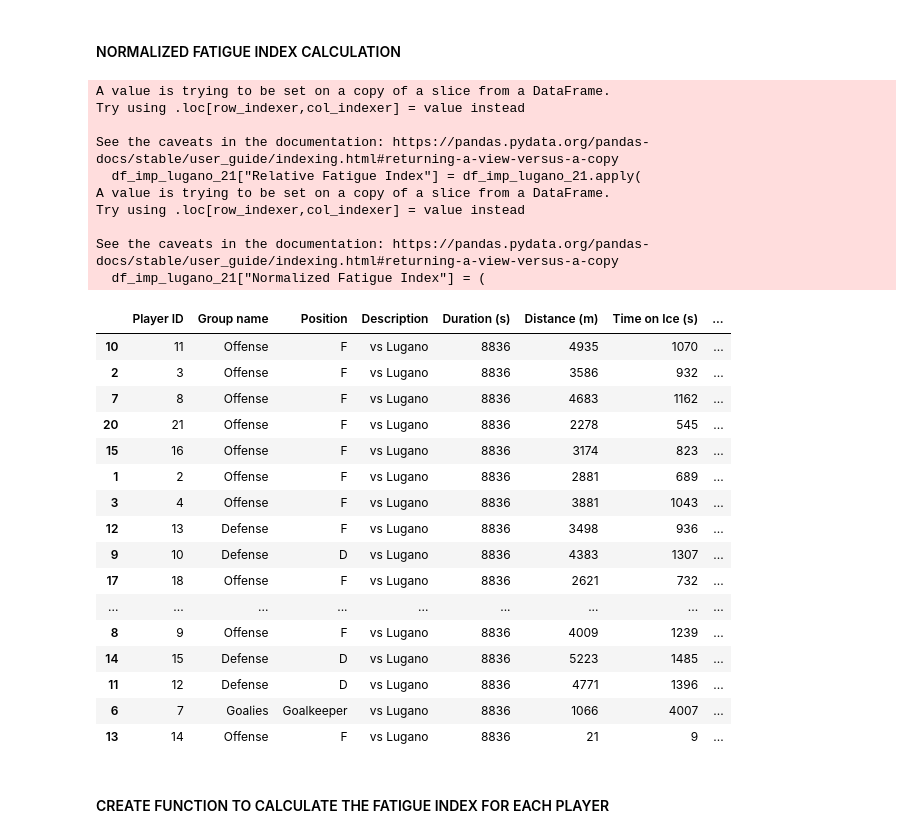
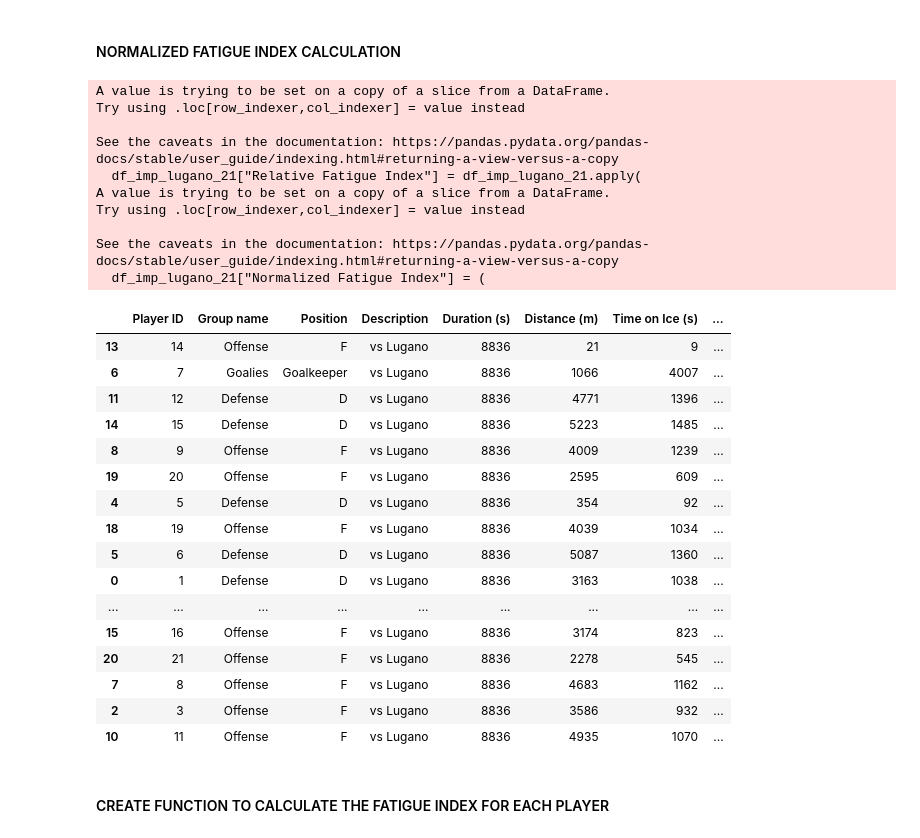
Before and after one commit to SamuelDevdas/Ice-Hockey-Players-Physical-Fatigue-Analysis, a Jupyter notebook: new.ipynb, the cells around one changed output. Drawn from its saved outputs; the diff is of its cells as text; code cells hidden in the pictures.

```diff
--- a/new.ipynb
+++ b/new.ipynb
@@ -313,50 +313,50 @@ df_imp_lugano_21["Relative Fatigue Index"] = df_imp_lugano_21.apply(
 # 2. Normalize this intermediate fatigue index
 min_fatigue = df_imp_lugano_21["Relative Fatigue Index"].min()
 max_fatigue = df_imp_lugano_21["Relative Fatigue Index"].max()
 
 # +1 to make sure the values are between 1 and 2
 df_imp_lugano_21["Normalized Fatigue Index"] = (
     df_imp_lugano_21["Relative Fatigue Index"] - min_fatigue
 ) / (max_fatigue - min_fatigue) + 1
 
 # Sort the dataframe by the final fatigue index in descending order
 # This will give us the most fatigued player at the top and the least fatigued player at the bottom
 
 df_imp_lugano_21_sorted = df_imp_lugano_21.sort_values(
-    by="Normalized Fatigue Index", ascending=False
+    by="Normalized Fatigue Index", ascending=True
 )
 
 df_imp_lugano_21_sorted
 
 # REMOVE INTERMEDIATE FATIGUE INDEX, IF NOT REQUIRED.
 # %% [output]
 A value is trying to be set on a copy of a slice from a DataFrame.
 Try using .loc[row_indexer,col_indexer] = value instead
 
 See the caveats in the documentation: https://pandas.pydata.org/pandas-docs/stable/user_guide/indexing.html#returning-a-view-versus-a-copy
   df_imp_lugano_21["Relative Fatigue Index"] = df_imp_lugano_21.apply(
 A value is trying to be set on a copy of a slice from a DataFrame.
 Try using .loc[row_indexer,col_indexer] = value instead
 
 See the caveats in the documentation: https://pandas.pydata.org/pandas-docs/stable/user_guide/indexing.html#returning-a-view-versus-a-copy
   df_imp_lugano_21["Normalized Fatigue Index"] = (
 |  | Player ID | Group name | Position | Description | Duration (s) | Distance (m) | Time on Ice (s) | ... |
+| 13 | 14 | Offense | F | vs Lugano | 8836 | 21 | 9 | ... |
+| 6 | 7 | Goalies | Goalkeeper | vs Lugano | 8836 | 1066 | 4007 | ... |
+| 11 | 12 | Defense | D | vs Lugano | 8836 | 4771 | 1396 | ... |
+| 14 | 15 | Defense | D | vs Lugano | 8836 | 5223 | 1485 | ... |
+| 8 | 9 | Offense | F | vs Lugano | 8836 | 4009 | 1239 | ... |
+| 19 | 20 | Offense | F | vs Lugano | 8836 | 2595 | 609 | ... |
+| 4 | 5 | Defense | D | vs Lugano | 8836 | 354 | 92 | ... |
+| 18 | 19 | Offense | F | vs Lugano | 8836 | 4039 | 1034 | ... |
+| 5 | 6 | Defense | D | vs Lugano | 8836 | 5087 | 1360 | ... |
+| 0 | 1 | Defense | D | vs Lugano | 8836 | 3163 | 1038 | ... |
+| ... | ... | ... | ... | ... | ... | ... | ... | ... |
+| 15 | 16 | Offense | F | vs Lugano | 8836 | 3174 | 823 | ... |
+| 20 | 21 | Offense | F | vs Lugano | 8836 | 2278 | 545 | ... |
+| 7 | 8 | Offense | F | vs Lugano | 8836 | 4683 | 1162 | ... |
+| 2 | 3 | Offense | F | vs Lugano | 8836 | 3586 | 932 | ... |
 | 10 | 11 | Offense | F | vs Lugano | 8836 | 4935 | 1070 | ... |
-| 2 | 3 | Offense | F | vs Lugano | 8836 | 3586 | 932 | ... |
-| 7 | 8 | Offense | F | vs Lugano | 8836 | 4683 | 1162 | ... |
-| 20 | 21 | Offense | F | vs Lugano | 8836 | 2278 | 545 | ... |
-| 15 | 16 | Offense | F | vs Lugano | 8836 | 3174 | 823 | ... |
-| 1 | 2 | Offense | F | vs Lugano | 8836 | 2881 | 689 | ... |
-| 3 | 4 | Offense | F | vs Lugano | 8836 | 3881 | 1043 | ... |
-| 12 | 13 | Defense | F | vs Lugano | 8836 | 3498 | 936 | ... |
-| 9 | 10 | Defense | D | vs Lugano | 8836 | 4383 | 1307 | ... |
-| 17 | 18 | Offense | F | vs Lugano | 8836 | 2621 | 732 | ... |
-| ... | ... | ... | ... | ... | ... | ... | ... | ... |
-| 8 | 9 | Offense | F | vs Lugano | 8836 | 4009 | 1239 | ... |
-| 14 | 15 | Defense | D | vs Lugano | 8836 | 5223 | 1485 | ... |
-| 11 | 12 | Defense | D | vs Lugano | 8836 | 4771 | 1396 | ... |
-| 6 | 7 | Goalies | Goalkeeper | vs Lugano | 8836 | 1066 | 4007 | ... |
-| 13 | 14 | Offense | F | vs Lugano | 8836 | 21 | 9 | ... |
 # %% [markdown]
 #### CREATE FUNCTION TO CALCULATE THE FATIGUE INDEX FOR EACH PLAYER
 # %%
```
Also changed, not shown: parts of 5 cells of this notebook.
